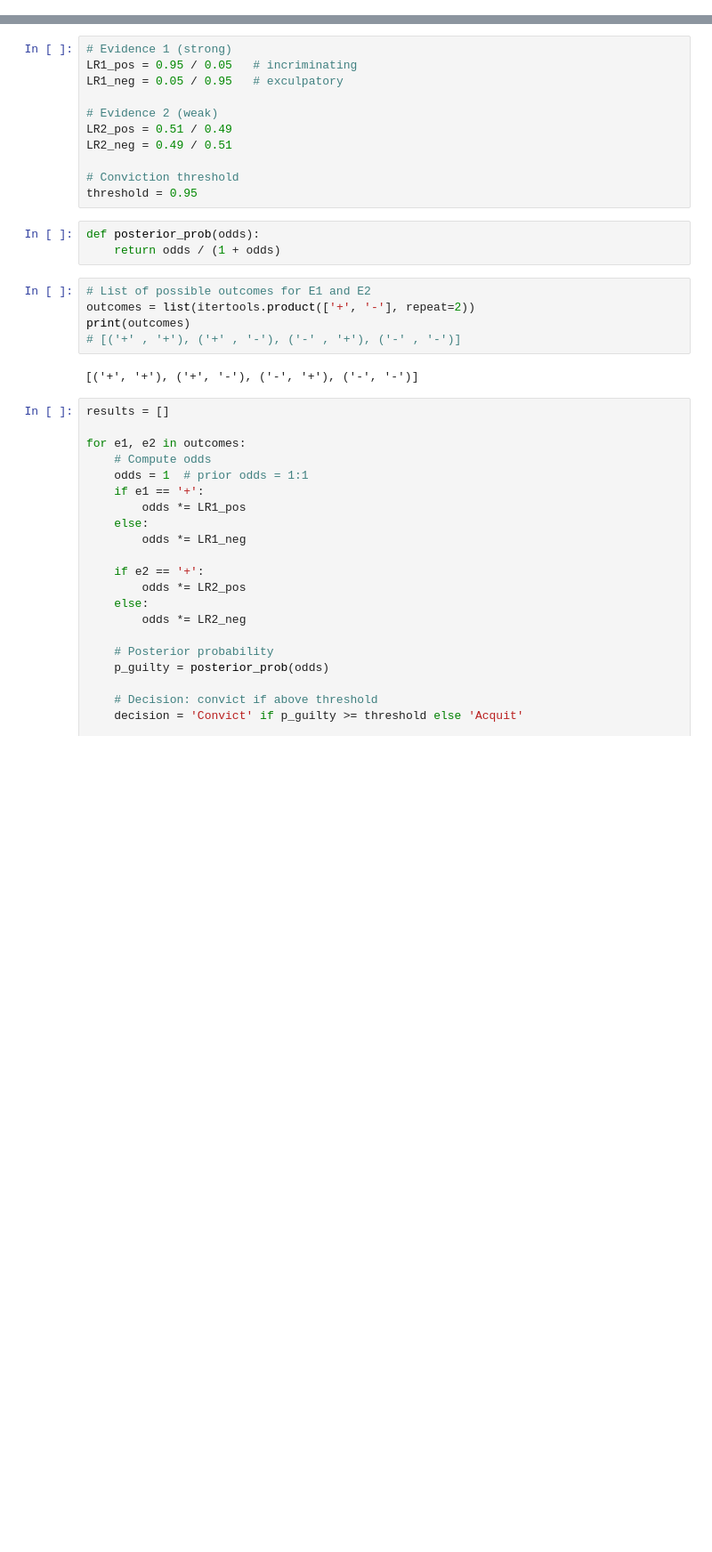
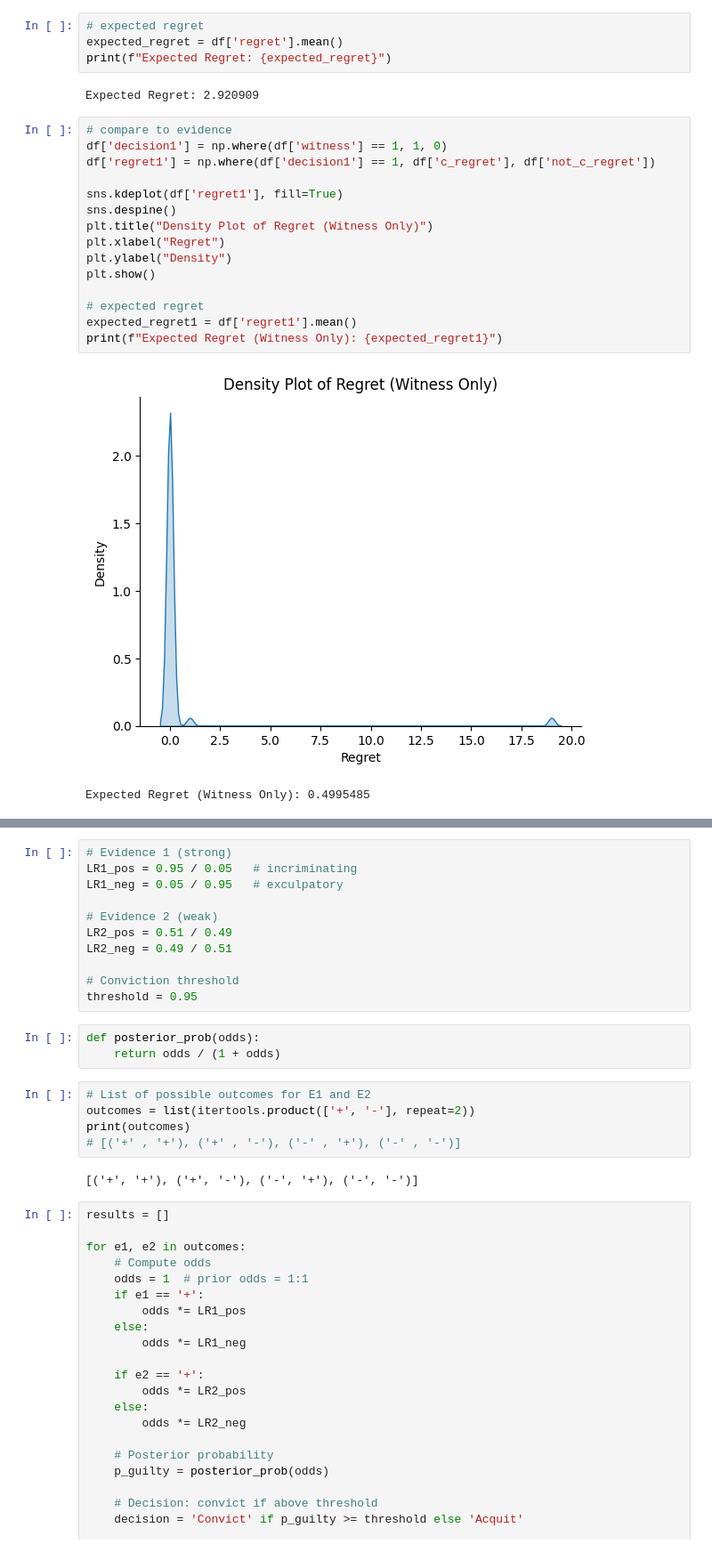
Before and after one commit to rfl-urbaniak/MRbook, a Jupyter notebook: docs/gaps/expected_value_of_information.ipynb, the cells around one changed output, grey strips where cells are left out. Shown at 89% size. Saved outputs shown, nothing was run; the diff lists cells and outputs as text; blank space fills up the shorter version.

```diff
--- a/docs/gaps/expected_value_of_information.ipynb
+++ b/docs/gaps/expected_value_of_information.ipynb
@@ -3,0 +112,24 @@ import itertools
+# %%
+# expected regret
+expected_regret = df['regret'].mean()
+print(f"Expected Regret: {expected_regret}")
+# %% [output]
+Expected Regret: 2.920909
+# %%
+# compare to evidence
+df['decision1'] = np.where(df['witness'] == 1, 1, 0)
+df['regret1'] = np.where(df['decision1'] == 1, df['c_regret'], df['not_c_regret'])
+
+sns.kdeplot(df['regret1'], fill=True)
+sns.despine()
+plt.title("Density Plot of Regret (Witness Only)")
+plt.xlabel("Regret")
+plt.ylabel("Density")
+plt.show()
+
+# expected regret
+expected_regret1 = df['regret1'].mean()
+print(f"Expected Regret (Witness Only): {expected_regret1}")
+# %% [output]
+[figure, added]
+Expected Regret (Witness Only): 0.4995485
```
Also changed, not shown: parts of 7 cells of this notebook.
